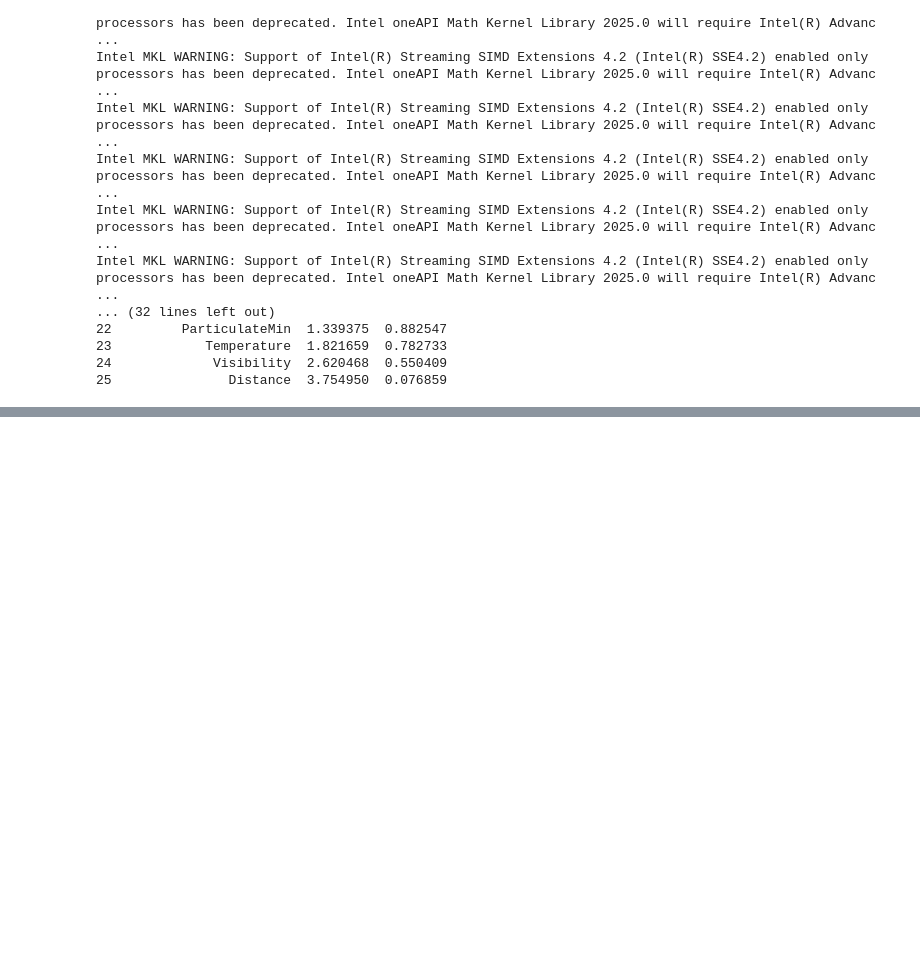
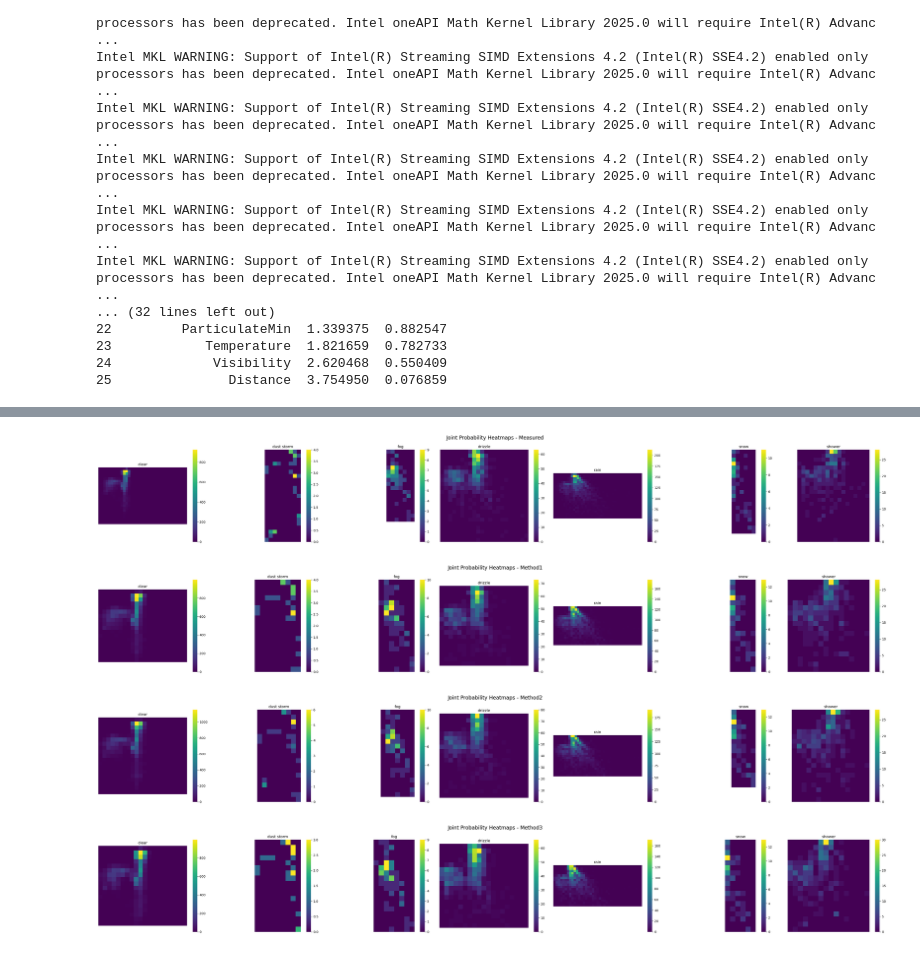
Before and after one commit to shavinkalu23/predictive_modelling_link_attenuation, a Jupyter notebook: method2.ipynb, the cells around one changed output, grey strips where cells are left out. Cells and saved outputs as stored; diff of their text form; code cells hidden in the pictures; blank space fills up the shorter version.

```diff
--- a/method2.ipynb
+++ b/method2.ipynb
@@ -766,0 +858,25 @@ for code, weather_label in synop_codes.items():
+# %%
+# Plot heatmaps for each method
+methods = ["measured", "method1_Generic", "method2_Generic", "method3_Generic"]
+
+for method in methods:
+    num_synop_codes = len(heatmaps[method])
+    fig, axes = plt.subplots(1, num_synop_codes, figsize=(5 * num_synop_codes, 5), sharey=True)
+
+    if num_synop_codes == 1:
+        axes = [axes]  # Ensure iterable for a single subplot
+
+    for ax, (code, heatmap) in zip(axes, heatmaps[method].items()):
+        sns.heatmap(heatmap, cmap="viridis", cbar=True, square=True, ax=ax)
+        ax.set_title(f"{synop_codes[code]}")
+        ax.set_xticks([])
+        ax.set_yticks([])
+
+    fig.suptitle(f"Joint Probability Heatmaps - {method.replace('_Generic', '').capitalize()}", fontsize=16)
+    plt.tight_layout()
+    plt.show()
+# %% [output]
+[figure, added]
+[figure, added]
+[figure, added]
+[figure, added]
```
Also changed, not shown: parts of 14 cells of this notebook, 2 other files.
